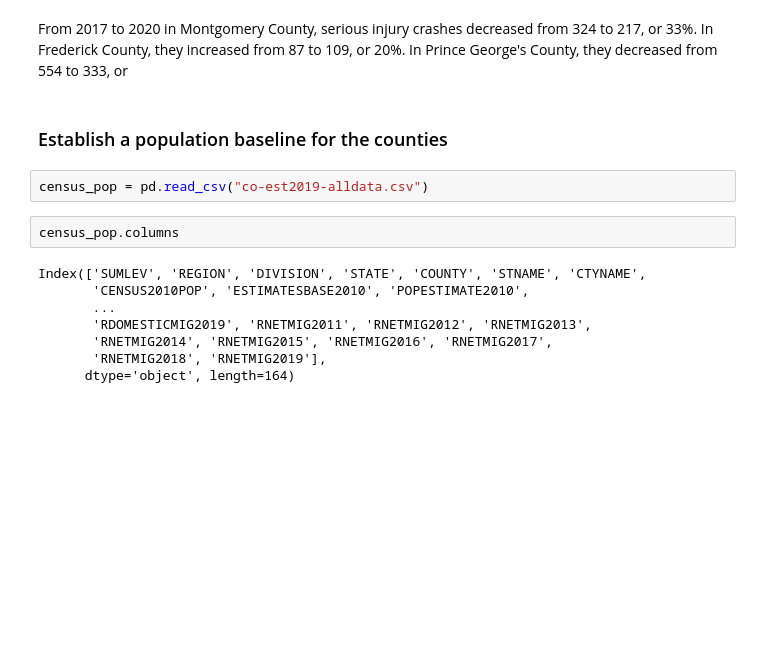
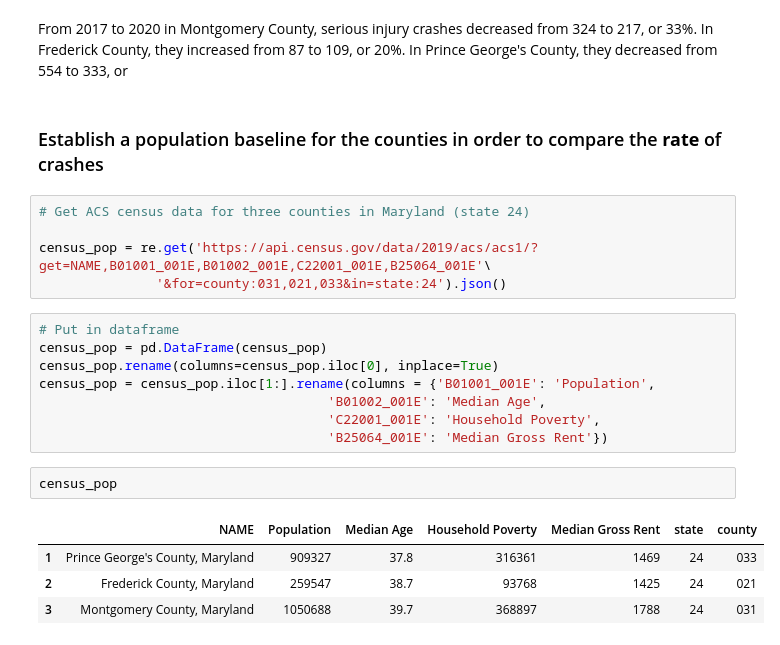
Before and after one commit to MEGlantz/Data205, a Jupyter notebook: MarylandEDA.ipynb, the cells around one changed output. Drawn from its saved outputs; the diff is of its cells as text; blank space fills up the shorter version.

```diff
--- a/MarylandEDA.ipynb
+++ b/MarylandEDA.ipynb
@@ -417,16 +400,24 @@ dtype: int64
 # %% [markdown]
 From 2017 to 2020 in Montgomery County, serious injury crashes decreased from 324 to 217, or 33%.  In Frederick County, they increased from 87 to 109, or 20%.  In Prince George's County, they decreased from 554 to 333, or
 # %% [markdown]
-### Establish a population baseline for the counties
+### Establish a population baseline for the counties in order to compare the **rate** of crashes
-# %%
-census_pop = pd.read_csv("co-est2019-alldata.csv")
+# %%
+# Get ACS census data for three counties in Maryland (state 24)
+
+census_pop = re.get('https://api.census.gov/data/2019/acs/acs1/?get=NAME,B01001_001E,B01002_001E,C22001_001E,B25064_001E'\
+               '&for=county:031,021,033&in=state:24').json()
+# %%
+# Put in dataframe
+census_pop = pd.DataFrame(census_pop)
+census_pop.rename(columns=census_pop.iloc[0], inplace=True)
+census_pop = census_pop.iloc[1:].rename(columns = {'B01001_001E': 'Population',
+                                     'B01002_001E': 'Median Age',
+                                     'C22001_001E': 'Household Poverty',
+                                     'B25064_001E': 'Median Gross Rent'})
 # %%
-census_pop.columns
+census_pop
 # %% [output]
-Index(['SUMLEV', 'REGION', 'DIVISION', 'STATE', 'COUNTY', 'STNAME', 'CTYNAME',
-       'CENSUS2010POP', 'ESTIMATESBASE2010', 'POPESTIMATE2010',
-       ...
-       'RDOMESTICMIG2019', 'RNETMIG2011', 'RNETMIG2012', 'RNETMIG2013',
-       'RNETMIG2014', 'RNETMIG2015', 'RNETMIG2016', 'RNETMIG2017',
-       'RNETMIG2018', 'RNETMIG2019'],
-      dtype='object', length=164)
+|  | NAME | Population | Median Age | Household Poverty | Median Gross Rent | state | county |
+| 1 | Prince George's County, Maryland | 909327 | 37.8 | 316361 | 1469 | 24 | 033 |
+| 2 | Frederick County, Maryland | 259547 | 38.7 | 93768 | 1425 | 24 | 021 |
+| 3 | Montgomery County, Maryland | 1050688 | 39.7 | 368897 | 1788 | 24 | 031 |
```
Also changed, not shown: parts of 19 cells of this notebook, 2 other files.
